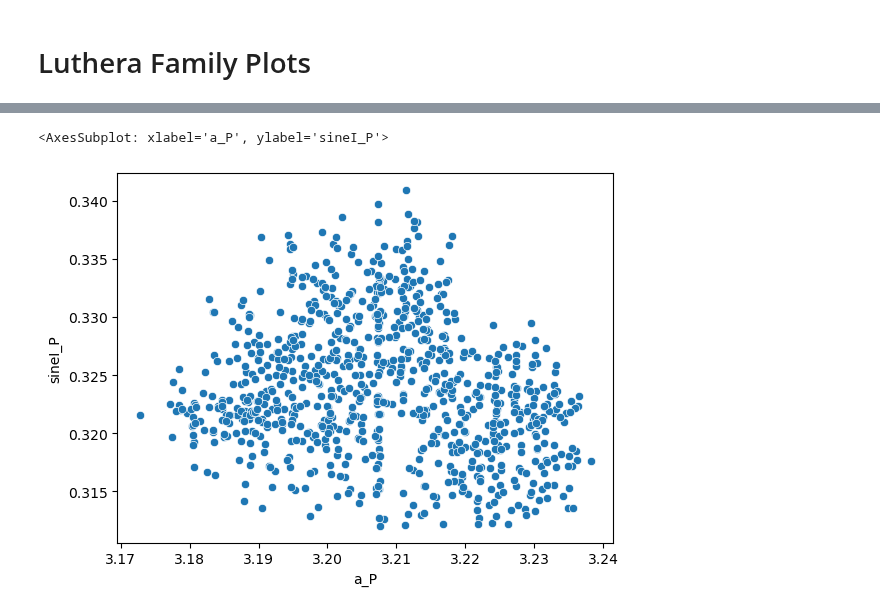
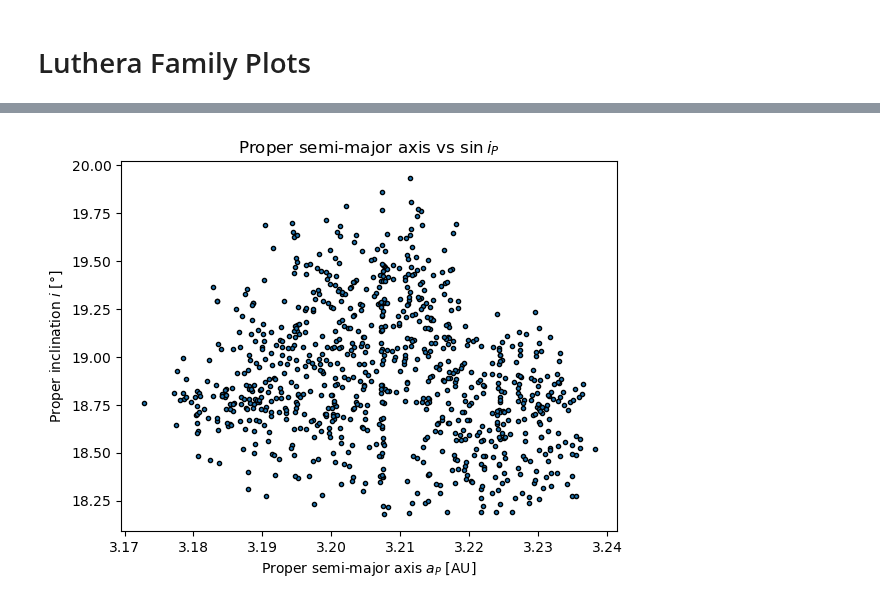
Before and after one commit to crankymax/asteroid_families, a Jupyter notebook: Luthera_Family_Plots.ipynb, the cells around one changed output, grey strips where cells are left out. Drawn from its saved outputs; the diff is of its cells as text; code cells hidden in the pictures.

```diff
--- a/Luthera_Family_Plots.ipynb
+++ b/Luthera_Family_Plots.ipynb
@@ -10,4 +11,6 @@ import seaborn as sns
 # %%
 path = './luthera_family.h5'
 luth_fam = pd.read_hdf(path)
+# %%
+luth_fam['ideg'] = np.degrees(np.arcsin(luth_fam['sineI_P']))
 # %%
@@ -34,5 +36,8 @@ sns.scatterplot(data=luth_fam, x='a_P',y='e_P')
 # %%
-sns.scatterplot(data=luth_fam, x='a_P',y='sineI_P')
+plt.scatter(data=luth_fam, x='a_P',y='ideg', edgecolors='black', marker=".")
+plt.xlabel("Proper semi-major axis $a_P$ [AU]")
+plt.ylabel("Proper inclination $i$ [$\degree$]")
+plt.title("Proper semi-major axis vs $\sin i_P$")
+plt.show()
 # %% [output]
-<AxesSubplot: xlabel='a_P', ylabel='sineI_P'>
-[figure, old version]
+[figure, new version]
```
Also changed, not shown: parts of 6 cells of this notebook, 10 other files.
